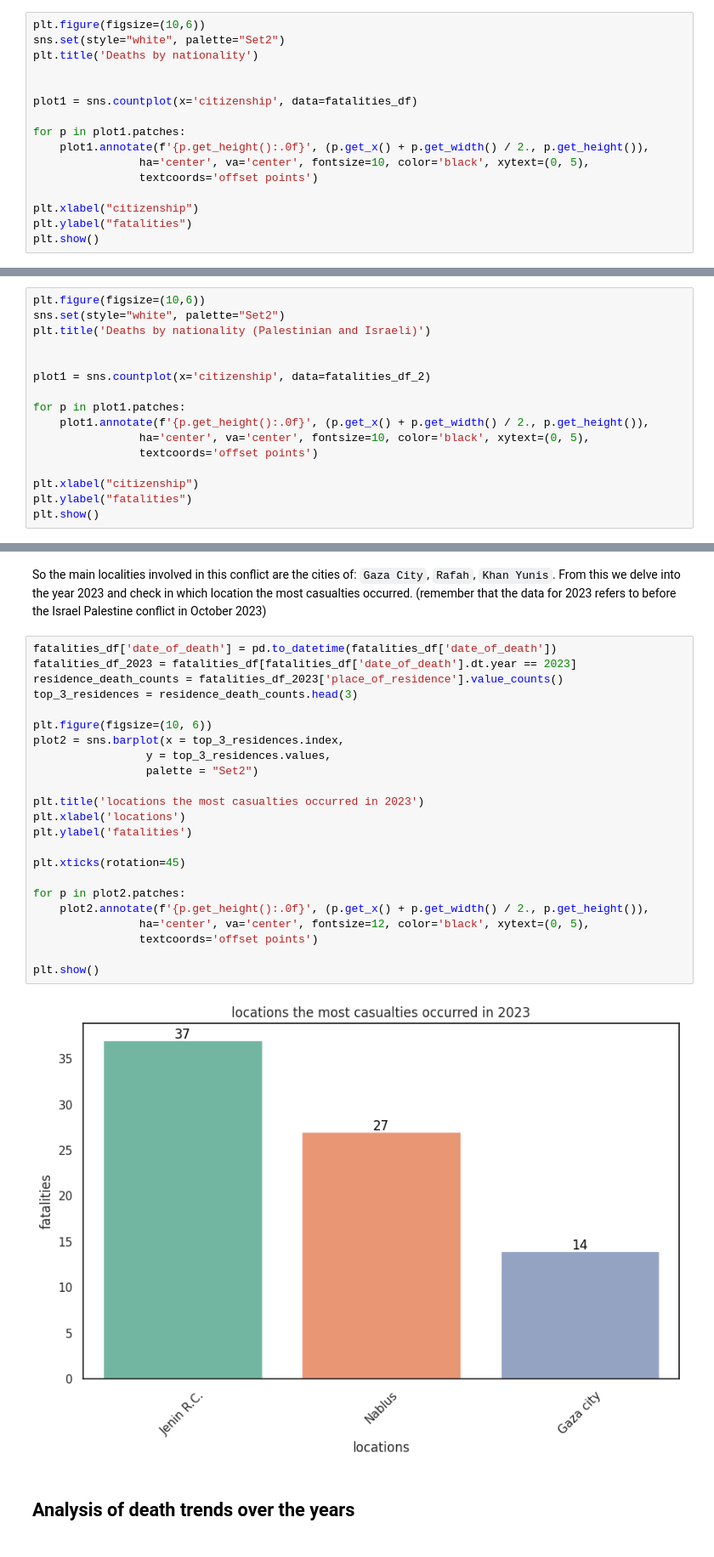
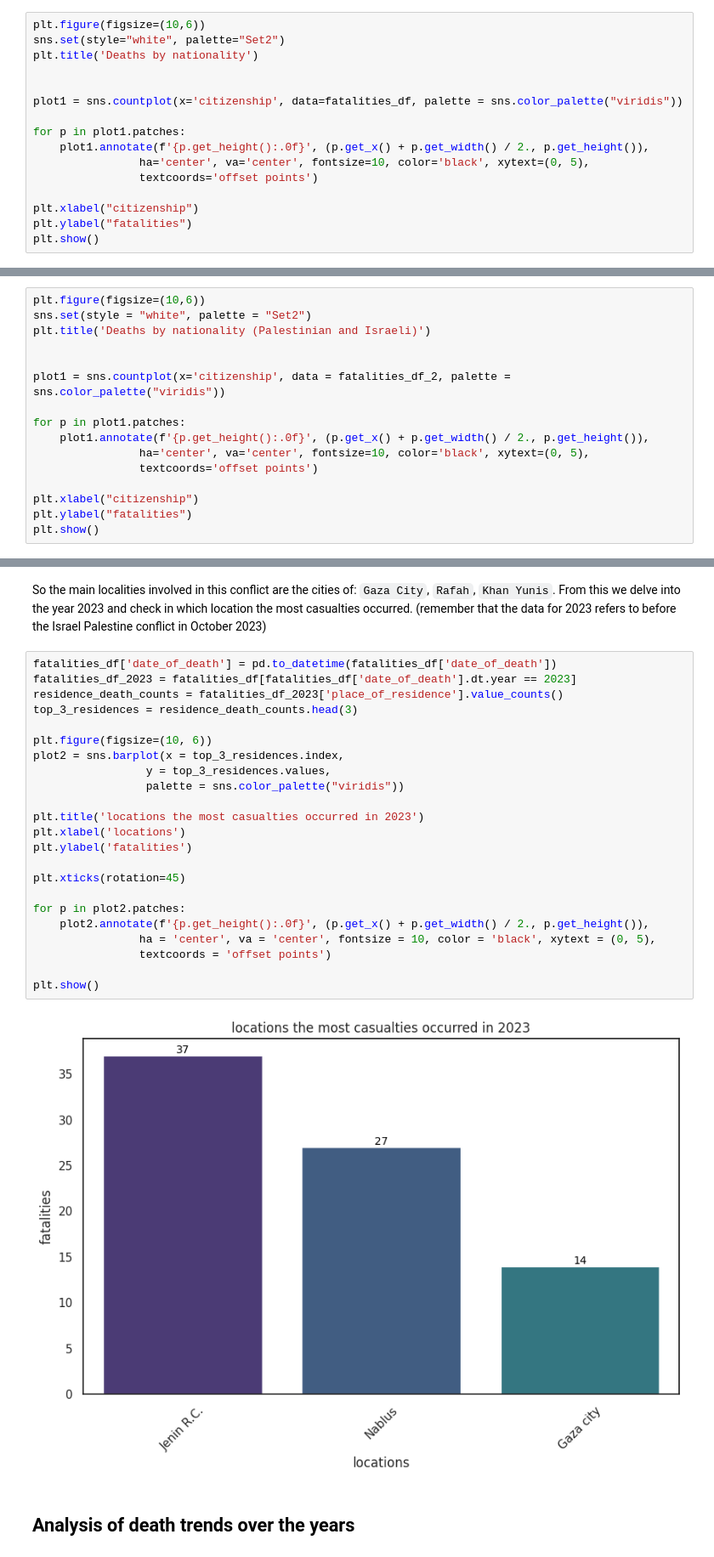
Before and after one commit to exdsgift/IPC-MideastAnalytics, a Jupyter notebook: Fatalities_Project.ipynb, the cells around one changed output, grey strips where cells are left out. Shown at 85% size. Drawn from its saved outputs; the diff is of its cells as text.

```diff
--- a/Fatalities_Project.ipynb
+++ b/Fatalities_Project.ipynb
@@ -273,7 +274,7 @@ sns.set(style="white", palette="Set2")
 plt.title('Deaths by nationality')
 
 
-plot1 = sns.countplot(x='citizenship', data=fatalities_df)
+plot1 = sns.countplot(x='citizenship', data=fatalities_df, palette = sns.color_palette("viridis"))
 
 for p in plot1.patches:
     plot1.annotate(f'{p.get_height():.0f}', (p.get_x() + p.get_width() / 2., p.get_height()),
@@ -296,11 +297,11 @@ Israeli         1029
 Name: citizenship, dtype: int64
 # %%
 plt.figure(figsize=(10,6))
-sns.set(style="white", palette="Set2")
+sns.set(style = "white", palette = "Set2")
 plt.title('Deaths by nationality (Palestinian and Israeli)')
 
 
-plot1 = sns.countplot(x='citizenship', data=fatalities_df_2)
+plot1 = sns.countplot(x='citizenship', data = fatalities_df_2, palette = sns.color_palette("viridis"))
 
 for p in plot1.patches:
     plot1.annotate(f'{p.get_height():.0f}', (p.get_x() + p.get_width() / 2., p.get_height()),
@@ -332,28 +339,28 @@ So the main localities involved in this conflict are the cities of: `Gaza City`,
 # %%
 fatalities_df['date_of_death'] = pd.to_datetime(fatalities_df['date_of_death'])
 fatalities_df_2023 = fatalities_df[fatalities_df['date_of_death'].dt.year == 2023]
 residence_death_counts = fatalities_df_2023['place_of_residence'].value_counts()
 top_3_residences = residence_death_counts.head(3)
 
 plt.figure(figsize=(10, 6))
 plot2 = sns.barplot(x = top_3_residences.index,
                  y = top_3_residences.values,
-                 palette = "Set2")
+                 palette = sns.color_palette("viridis"))
 
 plt.title('locations the most casualties occurred in 2023')
 plt.xlabel('locations')
 plt.ylabel('fatalities')
 
 plt.xticks(rotation=45)
 
 for p in plot2.patches:
     plot2.annotate(f'{p.get_height():.0f}', (p.get_x() + p.get_width() / 2., p.get_height()),
-                ha='center', va='center', fontsize=12, color='black', xytext=(0, 5),
-                textcoords='offset points')
+                ha = 'center', va = 'center', fontsize = 10, color = 'black', xytext = (0, 5),
+                textcoords = 'offset points')
 
 plt.show()
 # %% [output]
-[figure, old version]
+[figure, new version]
 # %% [markdown]
 ## Analysis of death trends over the years
 # %% [markdown]
```
Also changed, not shown: parts of 8 cells of this notebook.
